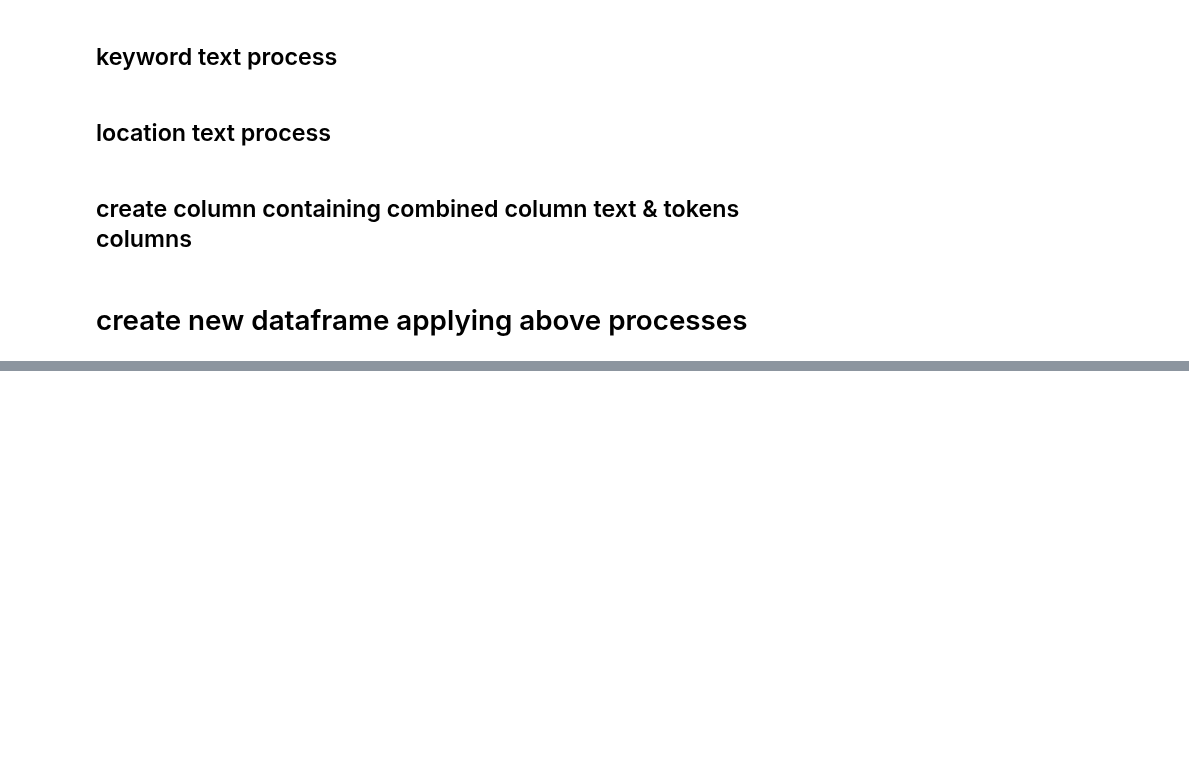
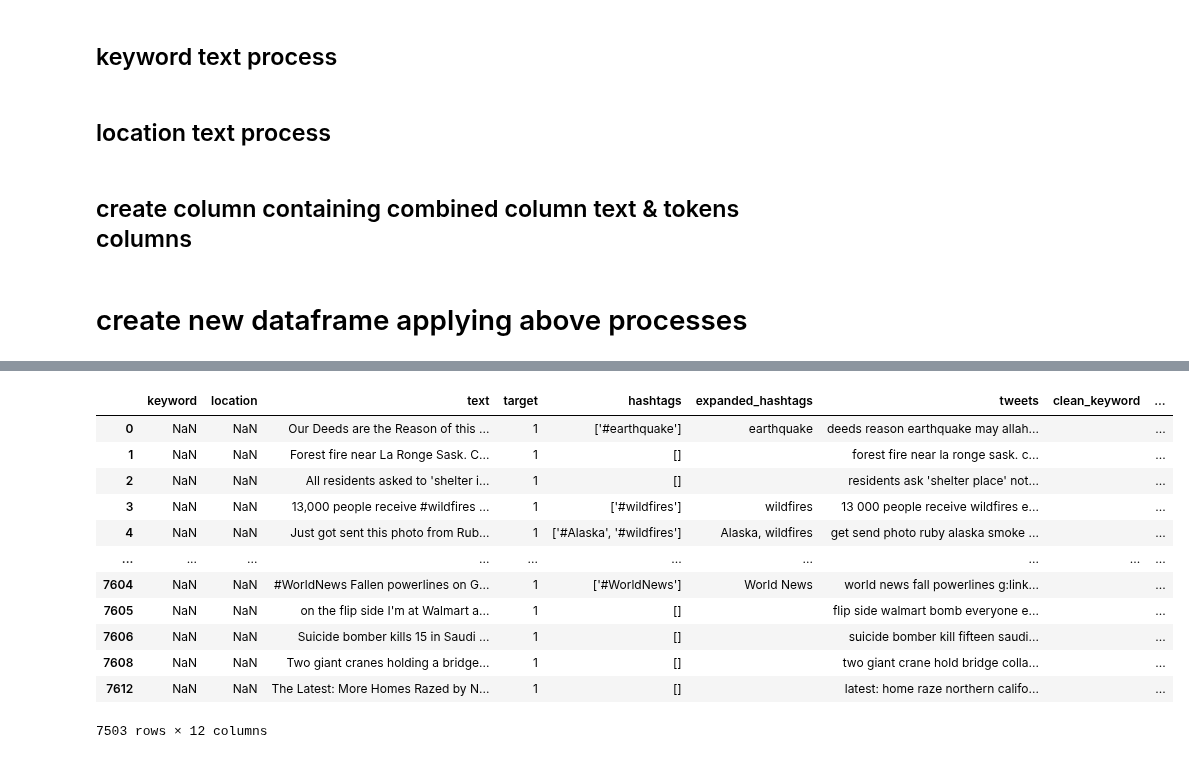
Before and after one commit to 8REN/disaster_tweets, a Jupyter notebook: preprocess_text.ipynb, the cells around one changed output, grey strips where cells are left out. Cells and saved outputs as stored; diff of their text form; code cells hidden in the pictures; blank space fills up the shorter version.

```diff
--- a/preprocess_text.ipynb
+++ b/preprocess_text.ipynb
@@ -416,6 +291,15 @@ def norm_text(tokens):
     words = replace_numbers(tokens)
     new_words = remove_stopwords(words)
     return new_words
+
+def denoise_text(text):
+    text = remove_urls(text)
+    text = remove_ampersands(text)
+    text = remove_handles(text)
+    text = reduce_repeat_vowels(text)
+    text = reduce_repeat_consonants(text)
+    text = separate_num_alpha(text)
+    return text
 # %% [markdown]
 ## tweet text process
 # %%
@@ -431,11 +315,11 @@ def process_tweet(df):
 
     def denoise_text(text):
         text = remove_urls(text)
-        text = re.sub(r'(?<=\d)(?=[^\d\s])|(?<=[^\d\s])(?=\d)', ' ', text)
+        text = remove_ampersands(text)
         text = remove_handles(text)
         text = reduce_repeat_vowels(text)
         text = reduce_repeat_consonants(text)
-        text = remove_non_alpha(text)
+        text = separate_num_alpha(text)
         return text
 
     def process_text(text):
@@ -467,9 +351,17 @@ def process_location(df):
         exp_text = word_expansion_from_dict(camel_text, location_expansion_dict)
         return exp_text
 
+    def denoise_text(text):
+        text = remove_urls(text)
+        text = remove_ampersands(text)
+        text = remove_handles(text)
+        text = reduce_repeat_vowels(text)
+        text = reduce_repeat_consonants(text)
+        text = separate_num_alpha(text)
+        return text
+
     def process_text(text):
-        exp_text = expand_hashtags(text)
-        clean_text = denoise_text(exp_text)
+        clean_text = denoise_text(text)
         lem_text = lemmatize_text(clean_text)
         text = ' '.join([x for x in norm_text(lem_text)])
         return text
@@ -510,0 +421,22 @@ test_df2 = combine_columns(test_df)
+# %%
+df['clean_location'] = process_location(df.location.astype(str))
+test_df['clean_location'] = process_location(test_df.location.astype(str))
+
+train_df = combine_columns(df)
+test_df2 = combine_columns(test_df)
+# %%
+df
+# %% [output]
+|  | keyword | location | text | target | hashtags | expanded_hashtags | tweets | clean_keyword | ... |
+| 0 | NaN | NaN | Our Deeds are the Reason of this ... | 1 | ['#earthquake'] | earthquake | deeds reason earthquake may allah... |  | ... |
+| 1 | NaN | NaN | Forest fire near La Ronge Sask. C... | 1 | [] |  | forest fire near la ronge sask. c... |  | ... |
+| 2 | NaN | NaN | All residents asked to 'shelter i... | 1 | [] |  | residents ask 'shelter place' not... |  | ... |
+| 3 | NaN | NaN | 13,000 people receive #wildfires ... | 1 | ['#wildfires'] | wildfires | 13 000 people receive wildfires e... |  | ... |
+| 4 | NaN | NaN | Just got sent this photo from Rub... | 1 | ['#Alaska', '#wildfires'] | Alaska, wildfires | get send photo ruby alaska smoke ... |  | ... |
+| ... | ... | ... | ... | ... | ... | ... | ... | ... | ... |
+| 7604 | NaN | NaN | #WorldNews Fallen powerlines on G... | 1 | ['#WorldNews'] | World News | world news fall powerlines g:link... |  | ... |
+| 7605 | NaN | NaN | on the flip side I'm at Walmart a... | 1 | [] |  | flip side walmart bomb everyone e... |  | ... |
+| 7606 | NaN | NaN | Suicide bomber kills 15 in Saudi ... | 1 | [] |  | suicide bomber kill fifteen saudi... |  | ... |
+| 7608 | NaN | NaN | Two giant cranes holding a bridge... | 1 | [] |  | two giant crane hold bridge colla... |  | ... |
+| 7612 | NaN | NaN | The Latest: More Homes Razed by N... | 1 | [] |  | latest: home raze northern califo... |  | ... |
+7503 rows × 12 columns
```
Also changed, not shown: parts of 29 cells of this notebook.
